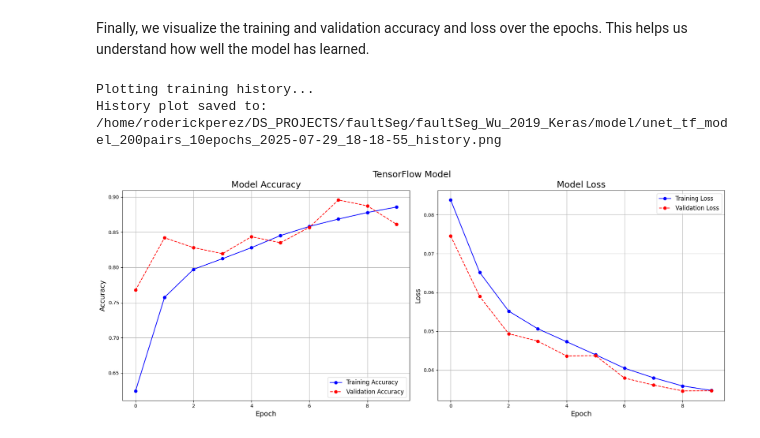
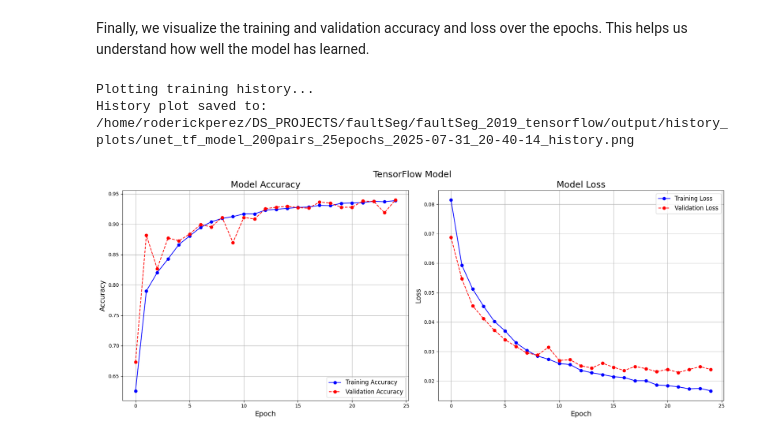
Before and after one commit to roderickperez/faultSeg_RPA, a Jupyter notebook: faultSeg_2019_tensorflow/train_newModel_tensorFlow.ipynb, the cells around one changed output. Cells and saved outputs as stored; diff of their text form; code cells hidden in the pictures.

```diff
--- a/faultSeg_2019_tensorflow/train_newModel_tensorFlow.ipynb
+++ b/faultSeg_2019_tensorflow/train_newModel_tensorFlow.ipynb
@@ -92,14 +82,14 @@ checkpoint_dir = os.path.join(base_dir, "checkpoints_tensorflow")
 # %%
 # --- Training Parameters ---
 params = {
-    'batch_size': 2, # A batch size of 2 is often better for stability
+    'batch_size': 1, # A batch size of 2 is often better for stability
     'dim': (128, 128, 128),
     'n_channels': 1,
     'shuffle': True
 }
 # %%
 # Training configuration
-epochs = 10
+epochs = 25
 learning_rate = 1e-4
 # %% [markdown]
 ## Step 3: Prepare Data
@@ -342,11 +331,18 @@ With everything set up, we can now start training the model using the `fit` meth
 print("Starting model training...")
 
 # --- build & compile ---------------------------------------------------
+# --- build, compile and train in one go -----------------
 model = unet(input_size=(*params['dim'], params['n_channels']))
-model.compile(
-    optimizer=Adam(learning_rate=learning_rate),
-    loss=cross_entropy_balanced,      # pass the function object itself
-    metrics=['accuracy']
+model.compile(optimizer=Adam(learning_rate=learning_rate),
+              loss=cross_entropy_balanced,
+              metrics=['accuracy'])
+model.summary()
+history = model.fit(
+    train_generator,
+    validation_data=valid_generator,
+    epochs=epochs,
+    callbacks=callbacks_list,
+    verbose=1
 )
 # %% [output]
 Starting model training...
@@ -435,45 +466,20 @@ Finally, we visualize the training and validation accuracy and loss over the epo
 # %%
-def show_history(history, save_path=None):
-    print("Plotting training history...")
+# --- Display and Save the Plots ---
+# # This part is now correct because model_name ends with .keras
+# plot_name = model_name.replace(".keras", "_history.png")
+# plot_path = os.path.join(history_plot_dir, plot_name)
 
-    # Create a figure with two subplots
-    fig, (ax1, ax2) = plt.subplots(1, 2, figsize=(18, 7))
+# show_history(history, save_path=plot_path)
+base_name, _ = os.path.splitext(model_name)
+plot_name = f"{base_name}_history.png"
+plot_path = os.path.join(ROOT_DIR, "output", "history_plots", plot_name)
 
-    # --- Plot Accuracy ---
-    ax1.plot(history.history['accuracy'], label='Training Accuracy', color='b', marker='o', linestyle='-')
-    ax1.plot(history.history['val_accuracy'], label='Validation Accuracy', color='r', marker='o', linestyle='--')
+# Ensure history_plots directory exists
+os.makedirs(os.path.dirname(plot_path), exist_ok=True)
 
-    ax1.set_title('Model Accuracy', fontsize=18)
-    ax1.set_ylabel('Accuracy', fontsize=14)
-    ax1.set_xlabel('Epoch', fontsize=14)
-    ax1.legend(loc='lower right', fontsize=12)
-    ax1.grid(True)
-
-    # --- Plot Loss ---
-    ax2.plot(history.history['loss'], label='Training Loss', color='b', marker='o', linestyle='-')
-    ax2.plot(history.history['val_loss'], label='Validation Loss', color='r', marker='o', linestyle='--')
-    ax2.set_title('Model Loss', fontsize=18)
-    ax2.set_ylabel('Loss', fontsize=14)
-    ax2.set_xlabel('Epoch', fontsize=14)
-    ax2.legend(loc='upper right', fontsize=12)
-    ax2.grid(True)
-
-    plt.tight_layout()
-    plt.suptitle('TensorFlow Model', fontsize = 18, y = 1.02)
-    if save_path:
-        plt.savefig(save_path)
-        print(f"History plot saved to: {save_path}")
-
-    plt.show()
-
-# --- Display and Save the Plots ---
-# This part is now correct because model_name ends with .keras
-plot_name = model_name.replace(".keras", "_history.png")
-plot_path = os.path.join(model_dir, plot_name)
-
-# Call the function
+# Call the function to save plot
 show_history(history, save_path=plot_path)
 # %% [output]
 Plotting training history...
-History plot saved to: /home/roderickperez/DS_PROJECTS/faultSeg/faultSeg_Wu_2019_Keras/model/unet_tf_model_200pairs_10epochs_2025-07-29_18-18-55_history.png
+History plot saved to: /home/roderickperez/DS_PROJECTS/faultSeg/faultSeg_2019_tensorflow/output/history_plots/unet_tf_model_200pairs_25epochs_2025-07-31_20-40-14_history.png
-[figure, old version]
+[figure, new version]
```
Also changed, not shown: parts of 9 cells of this notebook, 4 other files.
